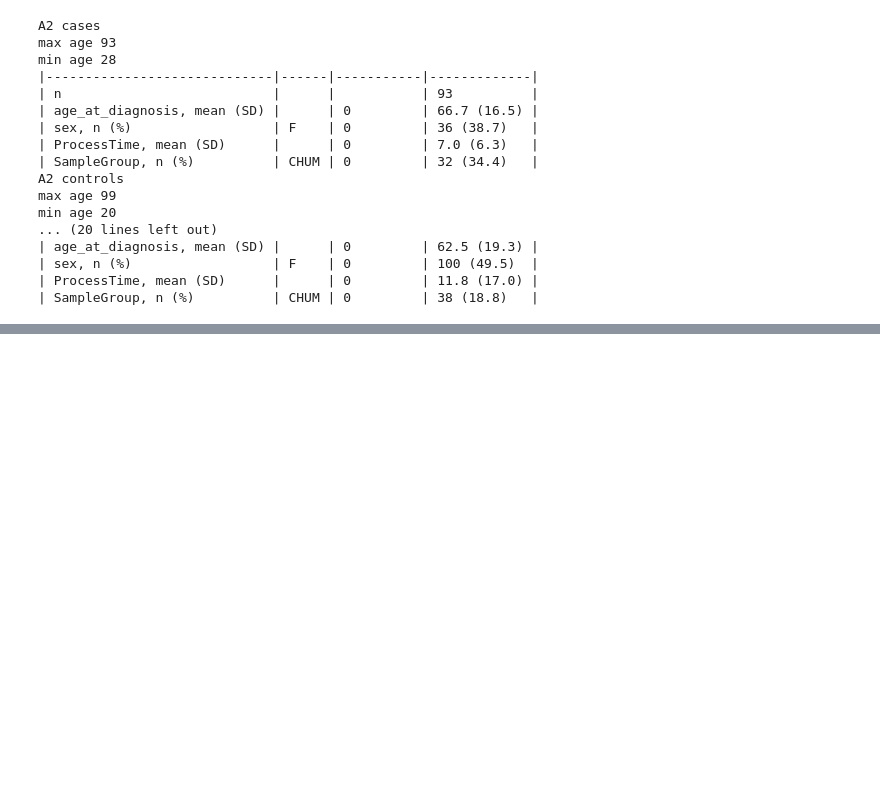
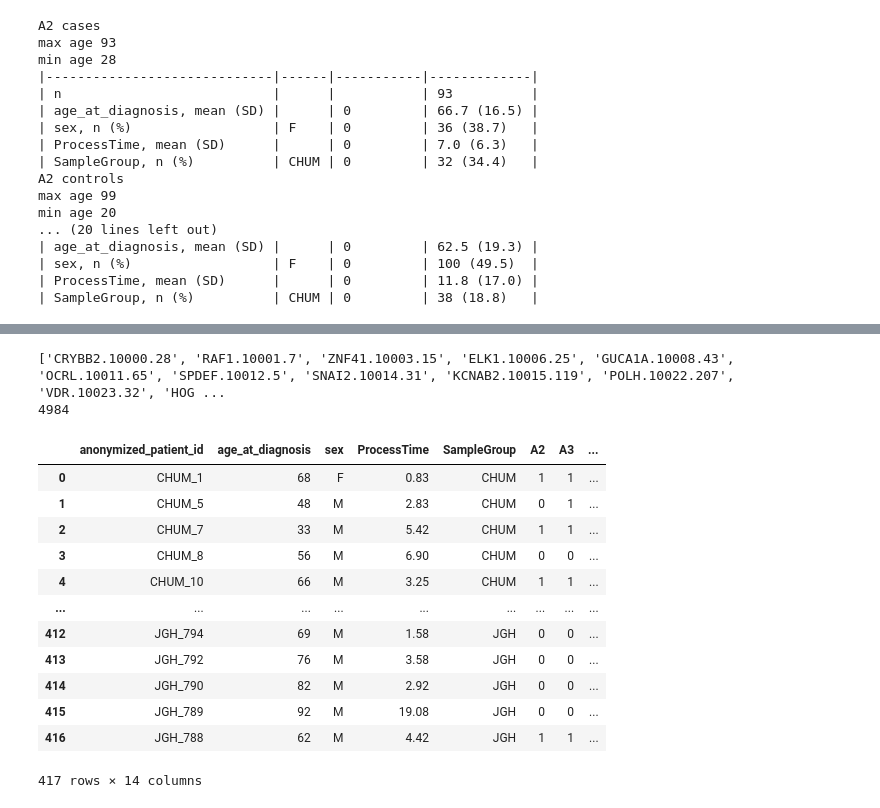
Before and after one commit to chenyangsu/somalogic, a Jupyter notebook: table1_train.ipynb, the cells around one changed output, grey strips where cells are left out. Cells and saved outputs as stored; diff of their text form; code cells hidden in the pictures; blank space fills up the shorter version.

```diff
--- a/table1_train.ipynb
+++ b/table1_train.ipynb
@@ -88,0 +116,11 @@ min age 20
+# %%
+NON_PROT_FEAT = ['anonymized_patient_id',
+                 'com_diabetes',
+                 'com_chronic_pulm',
+                 'com_chronic_kidney',
+                 'com_heart_failure',
+                 'com_hypertension',
+                 'com_liver',
+                 'smoking']
+clinical = clinical[NON_PROT_FEAT]
+clinical
@@ -88,0 +141,29 @@ min age 20
+# %%
+PROT_LIST = os.path.join(ROOT_DIR, 'data', 'Somalogic_list_QC1.txt')
+
+with open(PROT_LIST) as f:
+    protein = f.readlines()
+prot_list = [x.strip() for x in protein]
+print(prot_list)
+print(len(prot_list))
+# %% [output]
+['CRYBB2.10000.28', 'RAF1.10001.7', 'ZNF41.10003.15', 'ELK1.10006.25', 'GUCA1A.10008.43', 'OCRL.10011.65', 'SPDEF.10012.5', 'SNAI2.10014.31', 'KCNAB2.10015.119', 'POLH.10022.207', 'VDR.10023.32', 'HOG ...
+4984
+# %%
+var = df[['anonymized_patient_id', 'age_at_diagnosis', 'sex', 'ProcessTime', 'SampleGroup', 'A2', 'A3']]
+ddf = pd.merge(var, clinical, how='inner', on='anonymized_patient_id')  # GOTCHA: merge (df, clinical) NOT (clinical, df) which will change order of rows to clinical dataset
+ddf
+# %% [output]
+|  | anonymized_patient_id | age_at_diagnosis | sex | ProcessTime | SampleGroup | A2 | A3 | ... |
+| 0 | CHUM_1 | 68 | F | 0.83 | CHUM | 1 | 1 | ... |
+| 1 | CHUM_5 | 48 | M | 2.83 | CHUM | 0 | 1 | ... |
+| 2 | CHUM_7 | 33 | M | 5.42 | CHUM | 1 | 1 | ... |
+| 3 | CHUM_8 | 56 | M | 6.90 | CHUM | 0 | 0 | ... |
+| 4 | CHUM_10 | 66 | M | 3.25 | CHUM | 1 | 1 | ... |
+| ... | ... | ... | ... | ... | ... | ... | ... | ... |
+| 412 | JGH_794 | 69 | M | 1.58 | JGH | 0 | 0 | ... |
+| 413 | JGH_792 | 76 | M | 3.58 | JGH | 0 | 0 | ... |
+| 414 | JGH_790 | 82 | M | 2.92 | JGH | 0 | 0 | ... |
+| 415 | JGH_789 | 92 | M | 19.08 | JGH | 0 | 0 | ... |
+| 416 | JGH_788 | 62 | M | 4.42 | JGH | 1 | 1 | ... |
+417 rows × 14 columns
```
Also changed, not shown: parts of 10 cells of this notebook.
